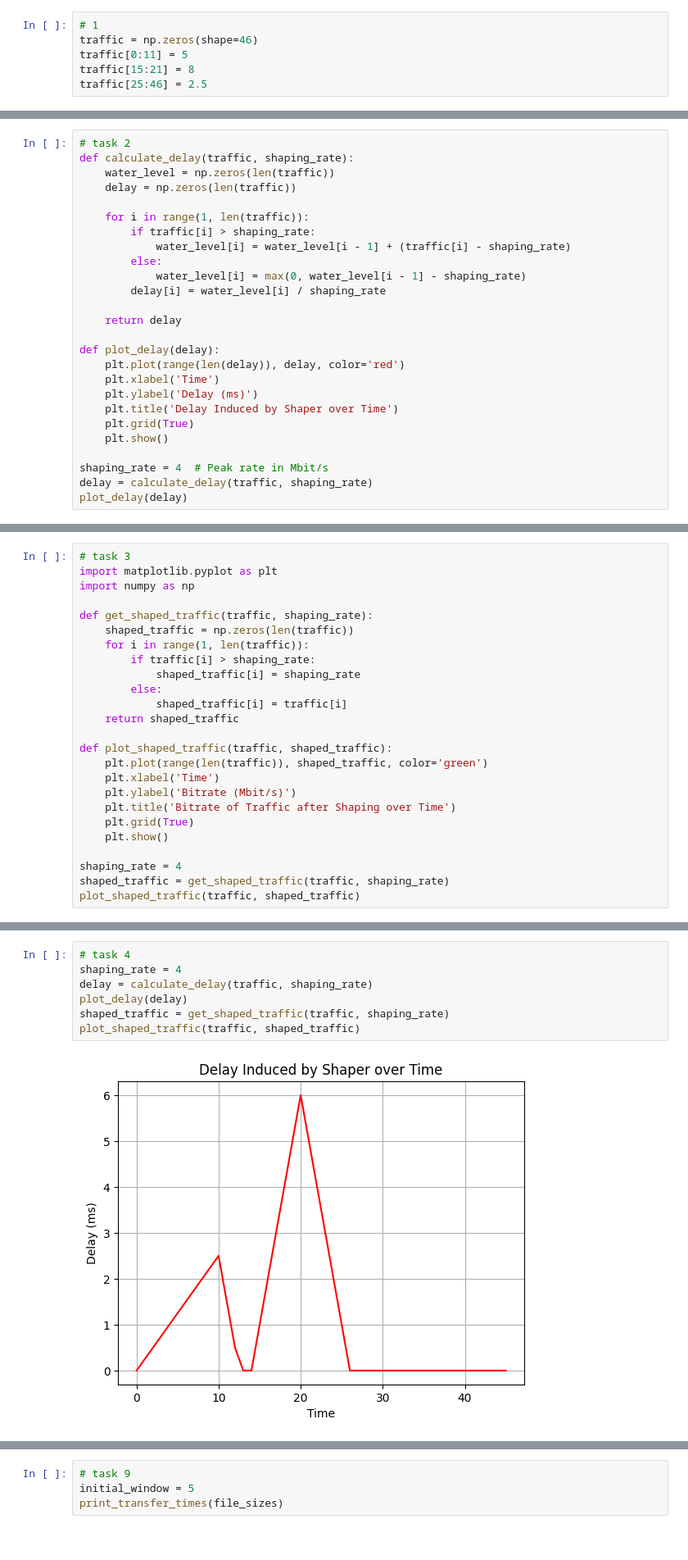
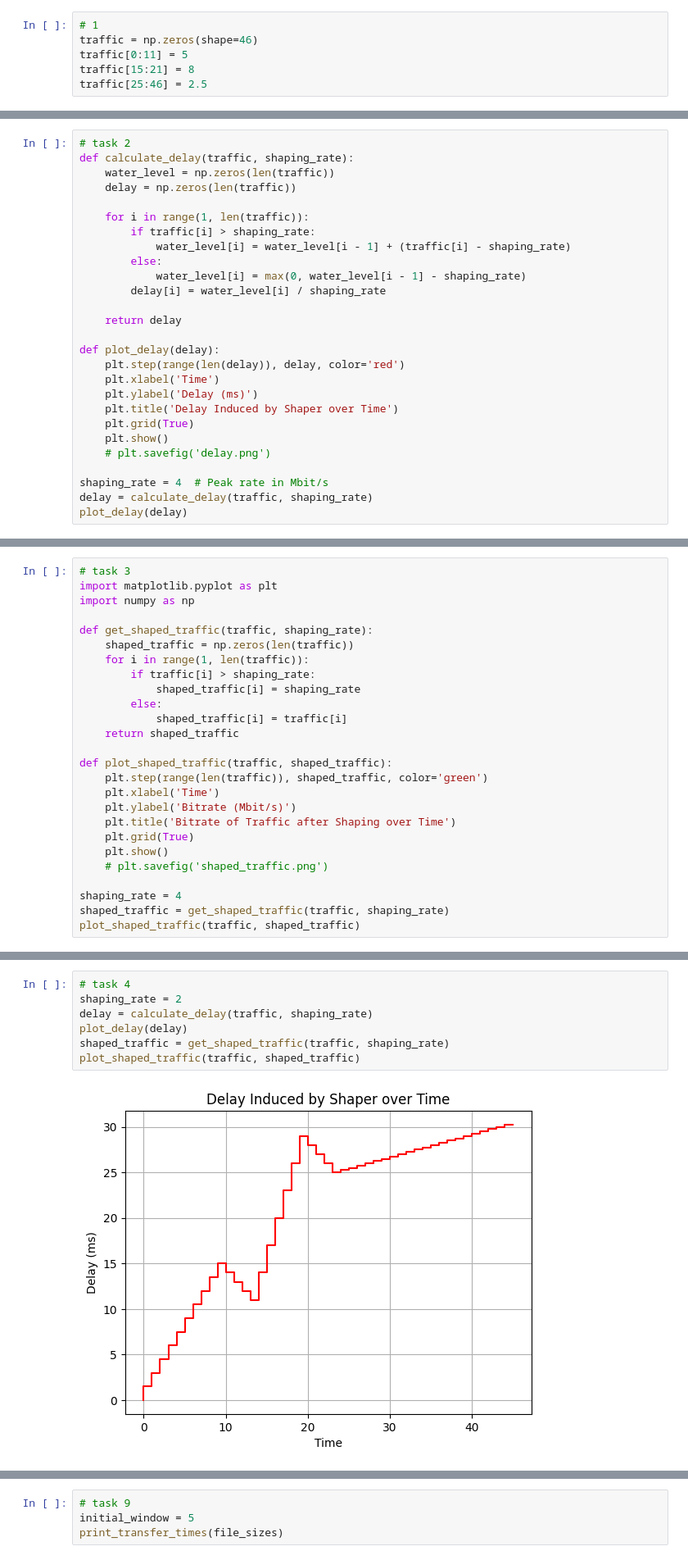
Before and after one commit to dmitrijs-voronovs/VU-net-perf, a Jupyter notebook: a2/as2.ipynb, the cells around one changed output, grey strips where cells are left out. Shown at 82% size. Drawn from its saved outputs; the diff is of its cells as text.

```diff
--- a/a2/as2.ipynb
+++ b/a2/as2.ipynb
@@ -28,12 +31,13 @@ def calculate_delay(traffic, shaping_rate):
     return delay
 
 def plot_delay(delay):
-    plt.plot(range(len(delay)), delay, color='red')
+    plt.step(range(len(delay)), delay, color='red')
     plt.xlabel('Time')
     plt.ylabel('Delay (ms)')
     plt.title('Delay Induced by Shaper over Time')
     plt.grid(True)
     plt.show()
+    # plt.savefig('delay.png')
 
 shaping_rate = 4  # Peak rate in Mbit/s
 delay = calculate_delay(traffic, shaping_rate)
@@ -55,12 +60,13 @@ def get_shaped_traffic(traffic, shaping_rate):
     return shaped_traffic
 
 def plot_shaped_traffic(traffic, shaped_traffic):
-    plt.plot(range(len(traffic)), shaped_traffic, color='green')
+    plt.step(range(len(traffic)), shaped_traffic, color='green')
     plt.xlabel('Time')
     plt.ylabel('Bitrate (Mbit/s)')
     plt.title('Bitrate of Traffic after Shaping over Time')
     plt.grid(True)
     plt.show()
+    # plt.savefig('shaped_traffic.png')
 
 shaping_rate = 4
 shaped_traffic = get_shaped_traffic(traffic, shaping_rate)
@@ -70,9 +77,9 @@ plot_shaped_traffic(traffic, shaped_traffic)
 # %%
 # task 4
-shaping_rate = 4
+shaping_rate = 2
 delay = calculate_delay(traffic, shaping_rate)
 plot_delay(delay)
 shaped_traffic = get_shaped_traffic(traffic, shaping_rate)
 plot_shaped_traffic(traffic, shaped_traffic)
 # %% [output]
-[figure, old version]
+[figure, new version]
```
Also changed, not shown: parts of 6 cells of this notebook, 10 other files.
